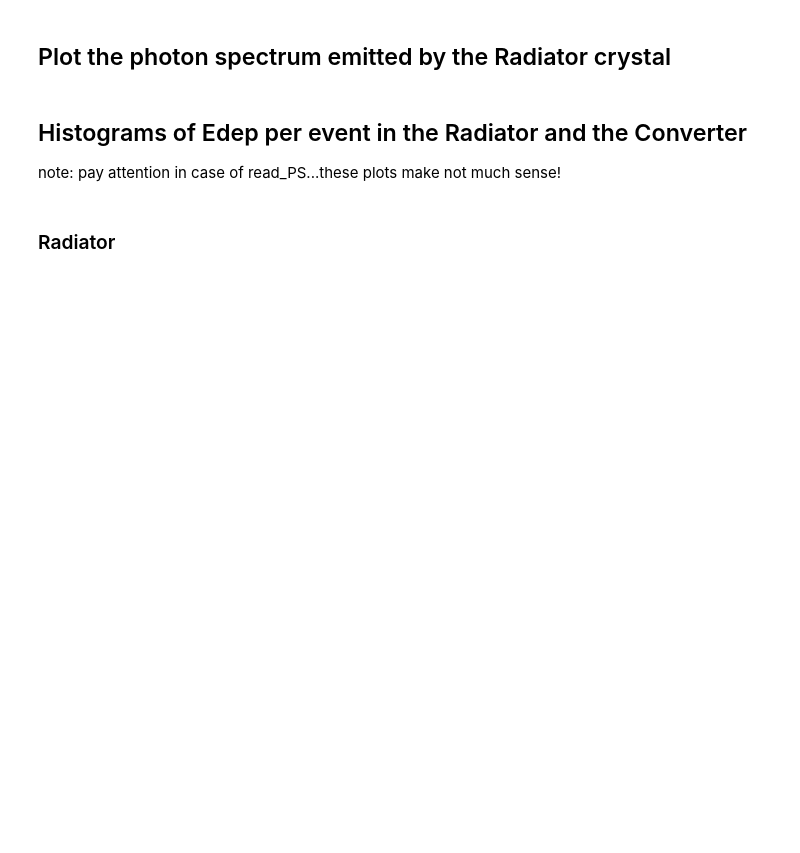
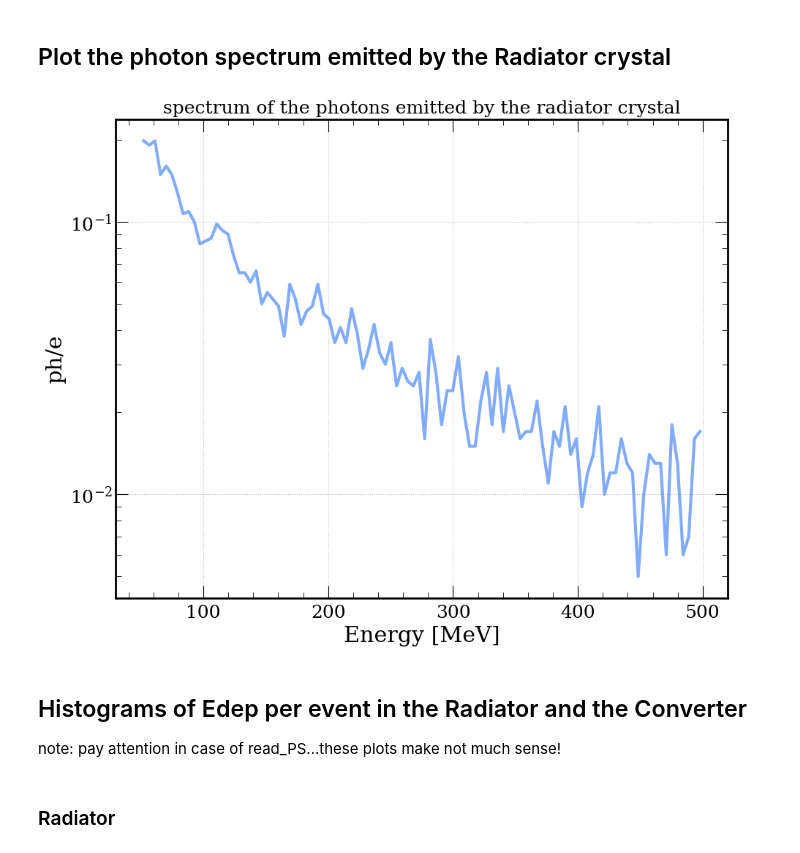
Before and after one commit to paternog/PositronSource, a Jupyter notebook: analysis_scripts/PS_G4_file_analysis.ipynb, the cells around one changed output. Saved outputs shown, nothing was run; the diff lists cells and outputs as text; code cells hidden in the pictures; blank space fills up the shorter version.

```diff
--- a/analysis_scripts/PS_G4_file_analysis.ipynb
+++ b/analysis_scripts/PS_G4_file_analysis.ipynb
@@ -472,23 +562,39 @@ print("e+ beam size along X and Y from Gauss fit in (-%.2f, %.2f) mm range: [-%.
 # %%
 if len(data_in) > 0:
     df_ph_rad = data_in[(data_in.particle=="gamma")]
     nbin_gamma = 100
-    range_gamma = (50, 2450)
-    spectrum_Eph_rad, edges_Eph_rad = np.histogram(df_ph_rad.P, density=True, bins=nbin_gamma, range=range_gamma)
+    range_gamma = (50, 500) #(50, 2450)
+    IWantDensityInSpectrum = False
+    IWantFlence = False
+    df_ph_rad_sel = df_ph_rad[(df_ph_rad.P >= range_gamma[0]) & (df_ph_rad.P <= range_gamma[1])]
+    ph_beam_area = 4*np.pi*np.std(df_ph_rad.x)*np.std(df_ph_rad.y)*100
+    spectrum_Eph_rad, edges_Eph_rad = np.histogram(df_ph_rad.P, density=IWantDensityInSpectrum, \
+                                                   bins=nbin_gamma, range=range_gamma)
     bin_Eph_rad = edges_Eph_rad[:-1] + (edges_Eph_rad[1]-edges_Eph_rad[0])*0.5
+    if not IWantDensityInSpectrum:
+        spectrum_Eph_rad = spectrum_Eph_rad / Nevents
+        if IWantFlence:
+            spectrum_Eph_rad = spectrum_Eph_rad / ph_beam_area
+            ylbl = 'ph/mm$^2/e$'
+        else:
+            ylbl = 'ph/e'
+    else:
+         ylbl = '1/N$\\times$dN/dE'
     spectral_int_Eph_rad = spectrum_Eph_rad * bin_Eph_rad
     plt.figure()
     plt.plot(bin_Eph_rad, spectrum_Eph_rad, alpha=0.75, label='')
     #plt.legend()
     plt.xlabel('Energy [MeV]')
-    plt.ylabel('1/N$\\times$dN/dE')
+    plt.ylabel(ylbl)
     #plt.ylabel('spectral intensity')
     plt.title('spectrum of the photons emitted by the radiator crystal')
     plt.grid(True)
     plt.yscale('log')
     if saveFigs:
         plt.savefig(outpath + 'Eph_rad_' + purename + '.jpg')
     plt.show()
+# %% [output]
+[figure, added]
 # %% [markdown]
 ## Histograms of Edep per event in the Radiator and the Converter
 note: pay attention in case of read_PS...these plots make not much sense!
```
Also changed, not shown: parts of 44 cells of this notebook, 3 other files.
